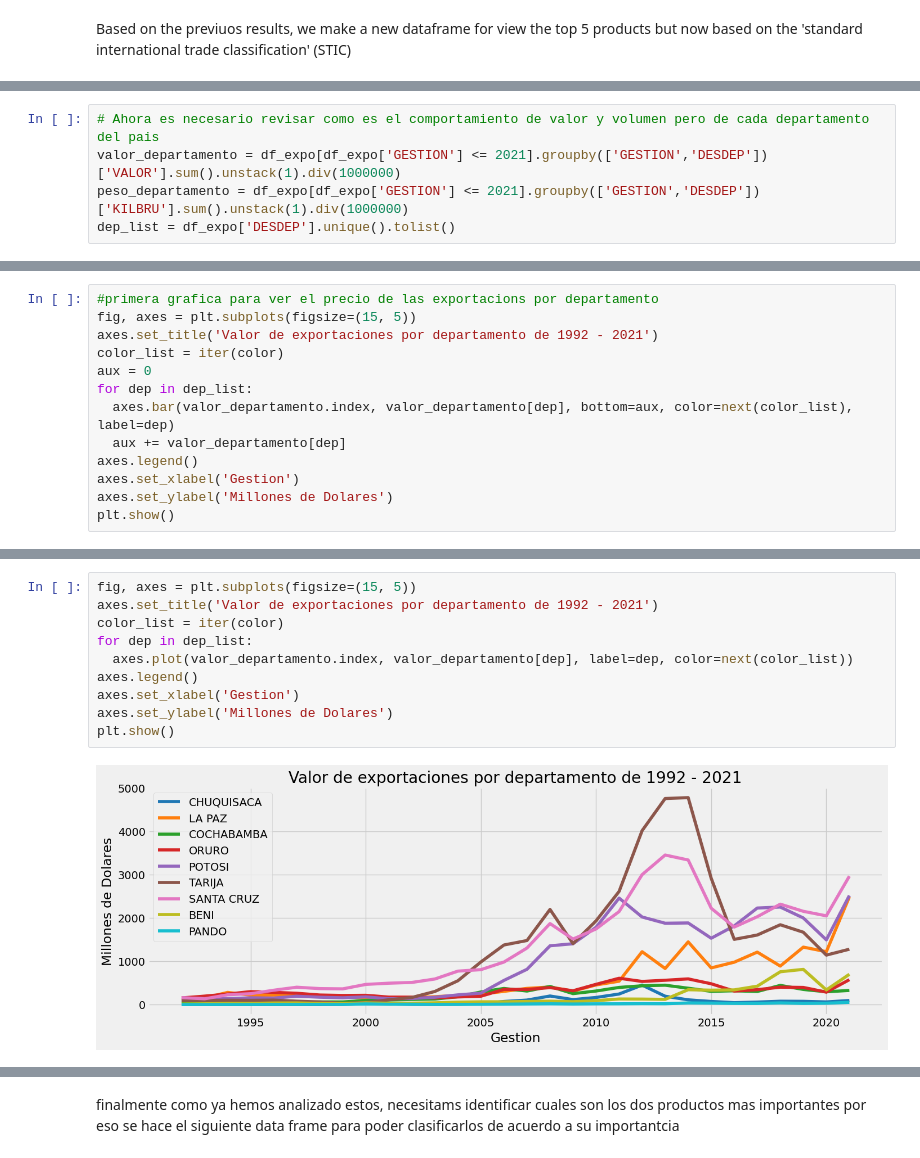
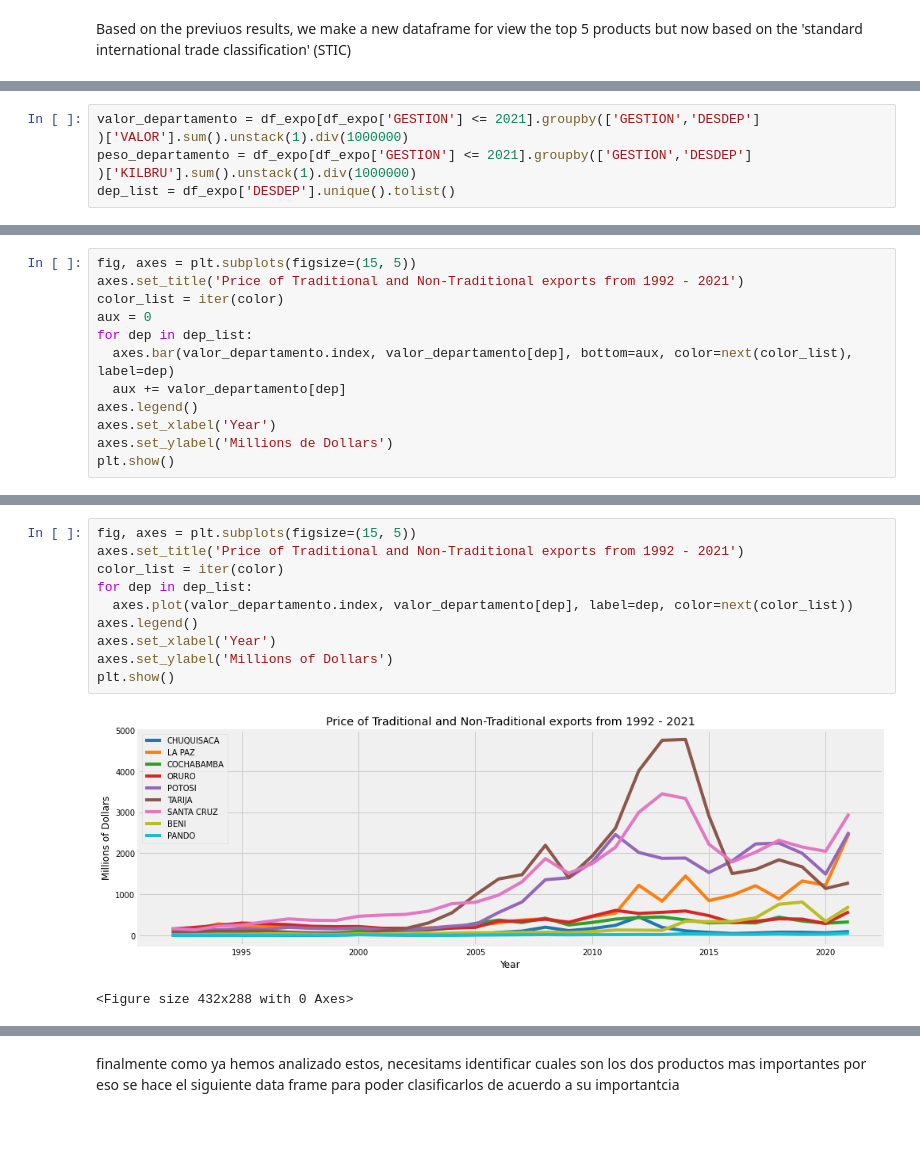
Before and after one commit to AdoxNotFound/nontraditional_exports_bolivia, a Jupyter notebook: 2. general_analysis.ipynb, the cells around one changed output, grey strips where cells are left out. Saved outputs shown, nothing was run; the diff lists cells and outputs as text; blank space fills up the shorter version.

```diff
--- a/2. general_analysis.ipynb
+++ b/2. general_analysis.ipynb
@@ -148,5 +144,6 @@ plt.show()
 # %%
-# Ahora es necesario revisar como es el comportamiento de valor y volumen pero de cada departamento del pais
-valor_departamento = df_expo[df_expo['GESTION'] <= 2021].groupby(['GESTION','DESDEP'])['VALOR'].sum().unstack(1).div(1000000)
-peso_departamento = df_expo[df_expo['GESTION'] <= 2021].groupby(['GESTION','DESDEP'])['KILBRU'].sum().unstack(1).div(1000000)
+valor_departamento = df_expo[df_expo['GESTION'] <= 2021].groupby(['GESTION','DESDEP']
+)['VALOR'].sum().unstack(1).div(1000000)
+peso_departamento = df_expo[df_expo['GESTION'] <= 2021].groupby(['GESTION','DESDEP']
+)['KILBRU'].sum().unstack(1).div(1000000)
 dep_list = df_expo['DESDEP'].unique().tolist()
@@ -157,14 +157,13 @@ color = ['tab:blue', 'tab:orange', 'tab:green', 'tab:red', 'tab:purple',
 # %%
-#primera grafica para ver el precio de las exportacions por departamento
 fig, axes = plt.subplots(figsize=(15, 5))
-axes.set_title('Valor de exportaciones por departamento de 1992 - 2021')
+axes.set_title('Price of Traditional and Non-Traditional exports from 1992 - 2021')
 color_list = iter(color)
 aux = 0
 for dep in dep_list:
   axes.bar(valor_departamento.index, valor_departamento[dep], bottom=aux, color=next(color_list), label=dep)
   aux += valor_departamento[dep]
 axes.legend()
-axes.set_xlabel('Gestion')
-axes.set_ylabel('Millones de Dolares')
+axes.set_xlabel('Year')
+axes.set_ylabel('Millions de Dollars')
 plt.show()
 # %% [output]
@@ -172,14 +172,15 @@ plt.show()
 # %%
 fig, axes = plt.subplots(figsize=(15, 5))
-axes.set_title('Valor de exportaciones por departamento de 1992 - 2021')
+axes.set_title('Price of Traditional and Non-Traditional exports from 1992 - 2021')
 color_list = iter(color)
 for dep in dep_list:
   axes.plot(valor_departamento.index, valor_departamento[dep], label=dep, color=next(color_list))
 axes.legend()
-axes.set_xlabel('Gestion')
-axes.set_ylabel('Millones de Dolares')
+axes.set_xlabel('Year')
+axes.set_ylabel('Millions of Dollars')
 plt.show()
 # %% [output]
-[figure, old version]
+[figure, new version]
+<Figure size 432x288 with 0 Axes>
 # %%
 fig, axes = plt.subplots(figsize=(15, 5))
```
Also changed, not shown: parts of 21 cells of this notebook, 4 other files.
